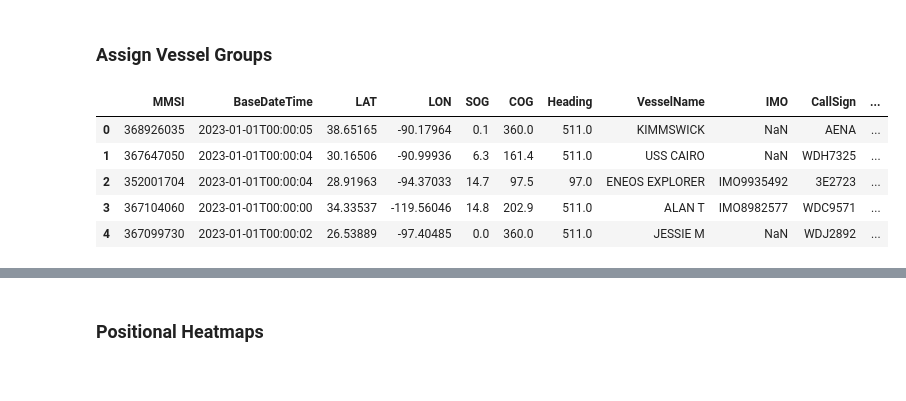
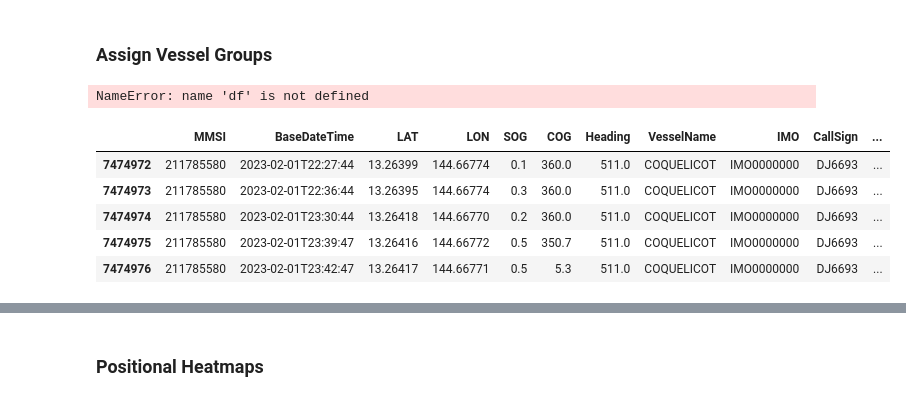
Before and after one commit to Astronauty/raytheon-ais-analysis, a Jupyter notebook: ais_analysis.ipynb, the cells around one changed output, grey strips where cells are left out. Cells and saved outputs as stored; diff of their text form; code cells hidden in the pictures.

```diff
--- a/ais_analysis.ipynb
+++ b/ais_analysis.ipynb
@@ -48,9 +51,14 @@ df["Vessel Group"] = df["VesselType"].map(map_to_vessel_group)
+# %%
+assign_vessel_group(df)
+df.head()
+# %% [output]
+NameError: name 'df' is not defined
 # %%
-df.head()
+df.tail()
 # %% [output]
 |  | MMSI | BaseDateTime | LAT | LON | SOG | COG | Heading | VesselName | IMO | CallSign | ... |
-| 0 | 368926035 | 2023-01-01T00:00:05 | 38.65165 | -90.17964 | 0.1 | 360.0 | 511.0 | KIMMSWICK | NaN | AENA | ... |
-| 1 | 367647050 | 2023-01-01T00:00:04 | 30.16506 | -90.99936 | 6.3 | 161.4 | 511.0 | USS CAIRO | NaN | WDH7325 | ... |
-| 2 | 352001704 | 2023-01-01T00:00:04 | 28.91963 | -94.37033 | 14.7 | 97.5 | 97.0 | ENEOS EXPLORER | IMO9935492 | 3E2723 | ... |
-| 3 | 367104060 | 2023-01-01T00:00:00 | 34.33537 | -119.56046 | 14.8 | 202.9 | 511.0 | ALAN T | IMO8982577 | WDC9571 | ... |
-| 4 | 367099730 | 2023-01-01T00:00:02 | 26.53889 | -97.40485 | 0.0 | 360.0 | 511.0 | JESSIE M | NaN | WDJ2892 | ... |
+| 7474972 | 211785580 | 2023-02-01T22:27:44 | 13.26399 | 144.66774 | 0.1 | 360.0 | 511.0 | COQUELICOT | IMO0000000 | DJ6693 | ... |
+| 7474973 | 211785580 | 2023-02-01T22:36:44 | 13.26395 | 144.66774 | 0.3 | 360.0 | 511.0 | COQUELICOT | IMO0000000 | DJ6693 | ... |
+| 7474974 | 211785580 | 2023-02-01T23:30:44 | 13.26418 | 144.66770 | 0.2 | 360.0 | 511.0 | COQUELICOT | IMO0000000 | DJ6693 | ... |
+| 7474975 | 211785580 | 2023-02-01T23:39:47 | 13.26416 | 144.66772 | 0.5 | 350.7 | 511.0 | COQUELICOT | IMO0000000 | DJ6693 | ... |
+| 7474976 | 211785580 | 2023-02-01T23:42:47 | 13.26417 | 144.66771 | 0.5 | 5.3 | 511.0 | COQUELICOT | IMO0000000 | DJ6693 | ... |
```
Also changed, not shown: parts of 8 cells of this notebook.
